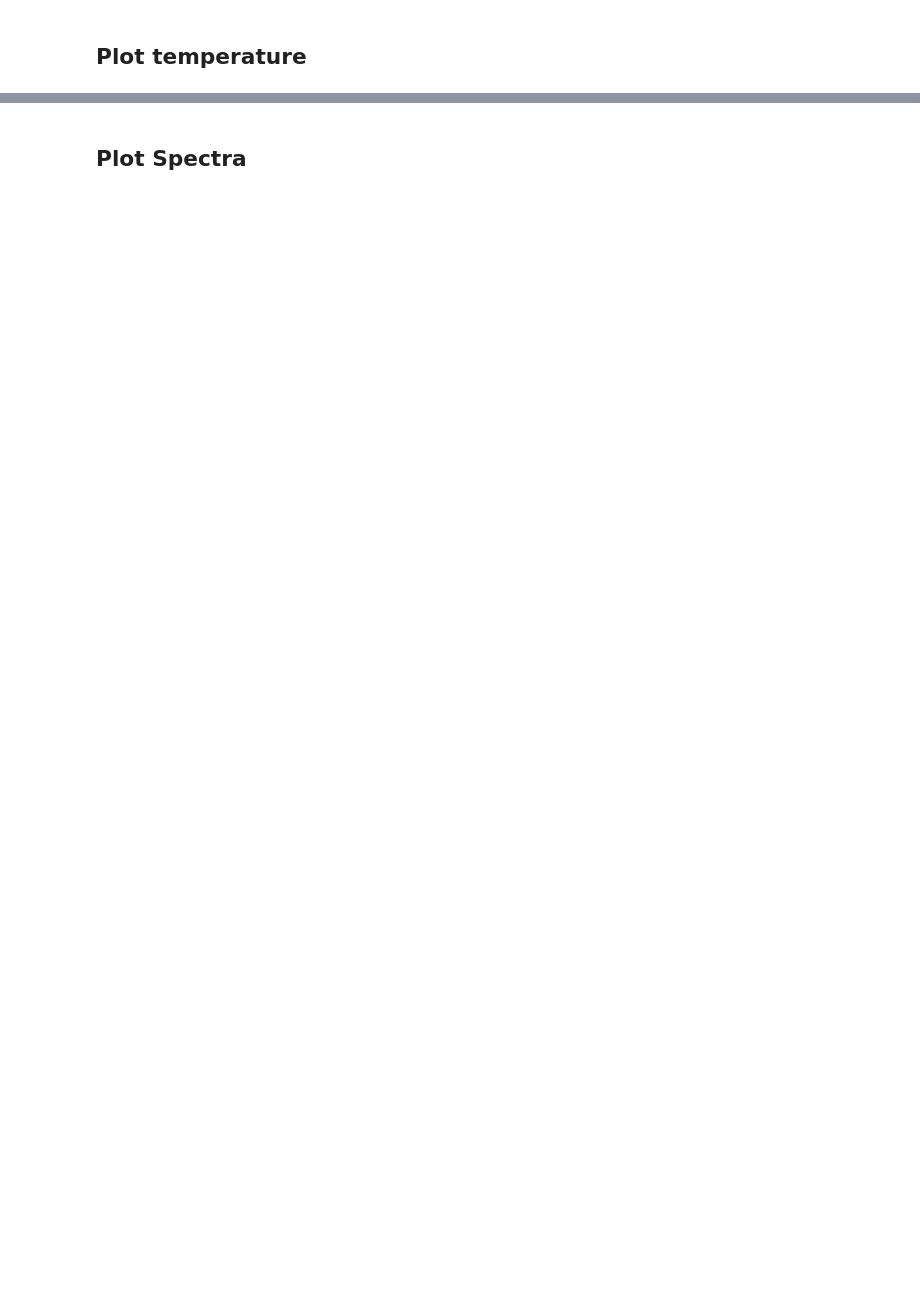
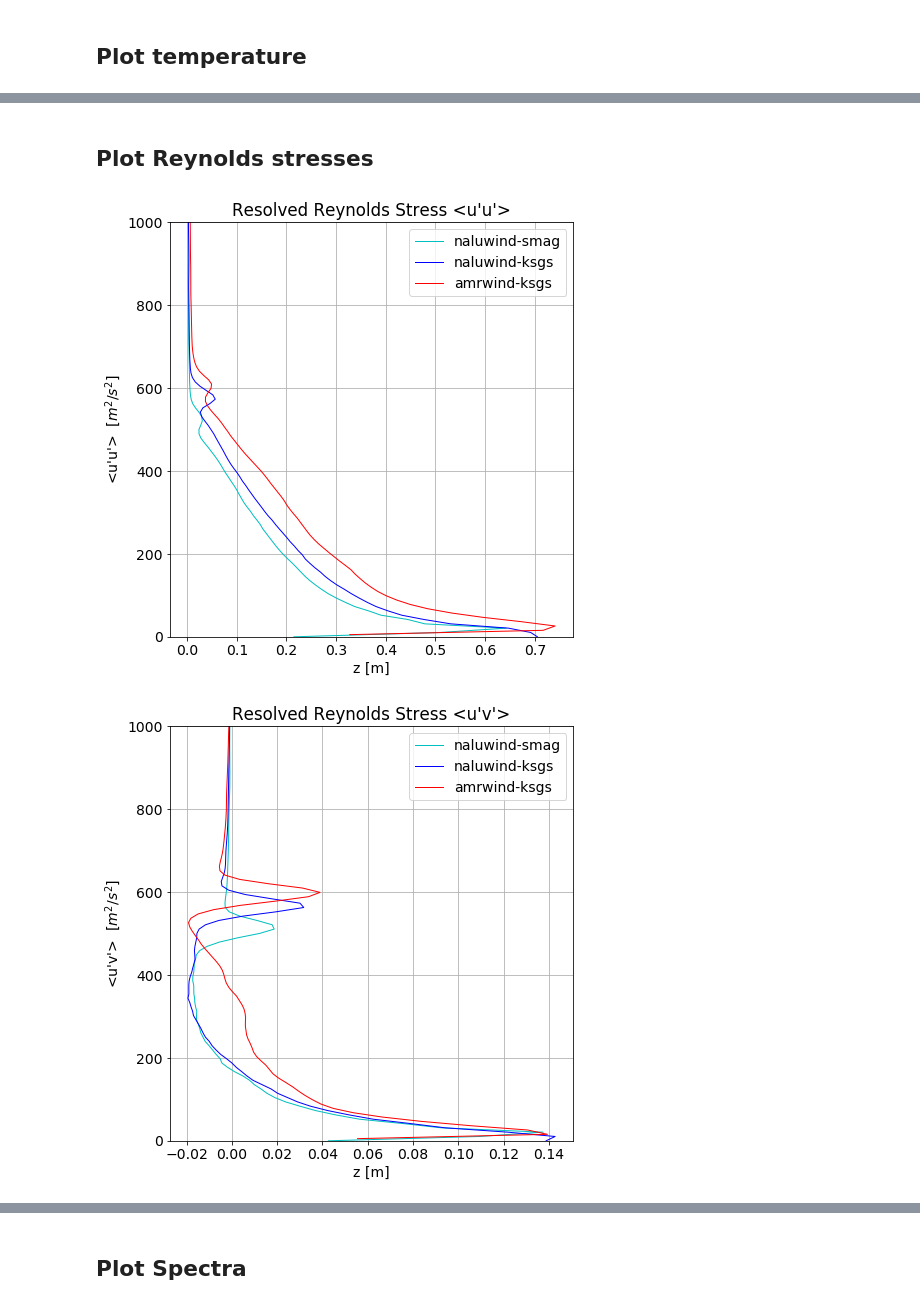
Before and after one commit to Exawind/wind-energy, a Jupyter notebook: Pedersen_N02/compareRuns_n02.ipynb, the cells around one changed output, grey strips where cells are left out. Drawn from its saved outputs; the diff is of its cells as text; code cells hidden in the pictures; blank space fills up the shorter version.

```diff
--- a/Pedersen_N02/compareRuns_n02.ipynb
+++ b/Pedersen_N02/compareRuns_n02.ipynb
@@ -68,0 +76,23 @@ plt.title('N02 Temperature profile')
+# %% [markdown]
+## Plot Reynolds stresses
+# %%
+# Plot these stresses in this order
+plotstresses=["<u'u'>", "<u'v'>", "<u'w'>", "<v'v'>", "<v'w'>", "<w'w'>"]
+
+for stress in plotstresses:
+    fig = plt.figure(figsize=(7,7))
+    plt.rc('font', size=14)
+    for l,c in l_cases.items():
+        ls=styles[l]
+        if (len(c.vel_var[stress])>0):
+            plt.plot(c.vel_var[stress], c.z, label=l, color=ls['color'], linewidth=ls['lw'], linestyle=ls['ls'])
+    plt.legend()
+    plt.xlabel('z [m]')
+    plt.ylabel(stress+'  [$m^2/s^2$]')
+    plt.ylim([0,1000])
+    plt.grid()
+    plt.title('Resolved Reynolds Stress '+stress)
+    plt.tight_layout()
+# %% [output]
+[figure, added]
+[figure, added]
```
Also changed, not shown: parts of 6 cells of this notebook, 6 other files.
